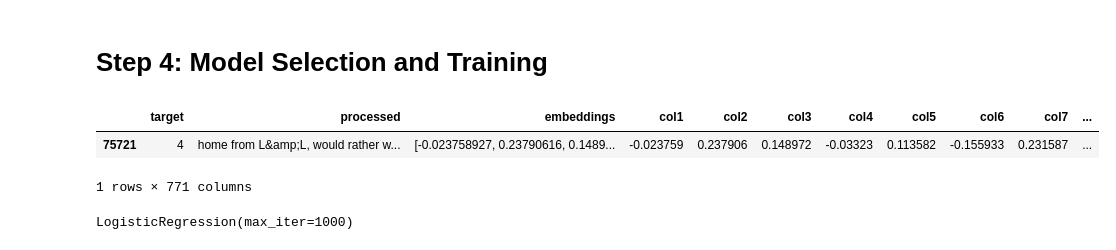
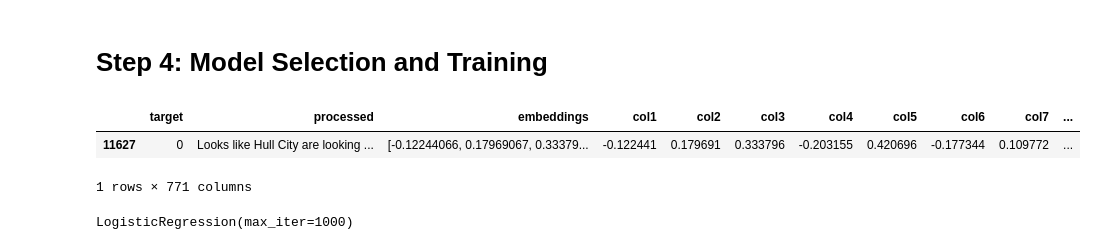
Before and after one commit to Donny-ai/NLP-Twitter-Sentiment-Analysis-2, a Jupyter notebook: sentiment-challenge.ipynb, the cells around one changed output. Cells and saved outputs as stored; diff of their text form; code cells hidden in the pictures.

```diff
--- a/sentiment-challenge.ipynb
+++ b/sentiment-challenge.ipynb
@@ -159,10 +166,10 @@ twit_test = pd.concat([y_test_df, X_test], axis=1)
 X_train = X_train.drop(columns=['processed', 'embeddings'])
 X_test = X_test.drop(columns=['processed', 'embeddings'])
 # %%
-twit_test.head(1)
+twit_test.tail(1)
 # %% [output]
 |  | target | processed | embeddings | col1 | col2 | col3 | col4 | col5 | col6 | col7 | ... |
-| 75721 | 4 | home from L&amp;L, would rather w... | [-0.023758927, 0.23790616, 0.1489... | -0.023759 | 0.237906 | 0.148972 | -0.03323 | 0.113582 | -0.155933 | 0.231587 | ... |
+| 11627 | 0 | Looks like Hull City are looking ... | [-0.12244066, 0.17969067, 0.33379... | -0.122441 | 0.179691 | 0.333796 | -0.203155 | 0.420696 | -0.177344 | 0.109772 | ... |
 1 rows × 771 columns
 # %%
 # Choose a machine learning model (e.g., Logistic Regression) and train it
```
Also changed, not shown: parts of 13 cells of this notebook, 3 other files.
